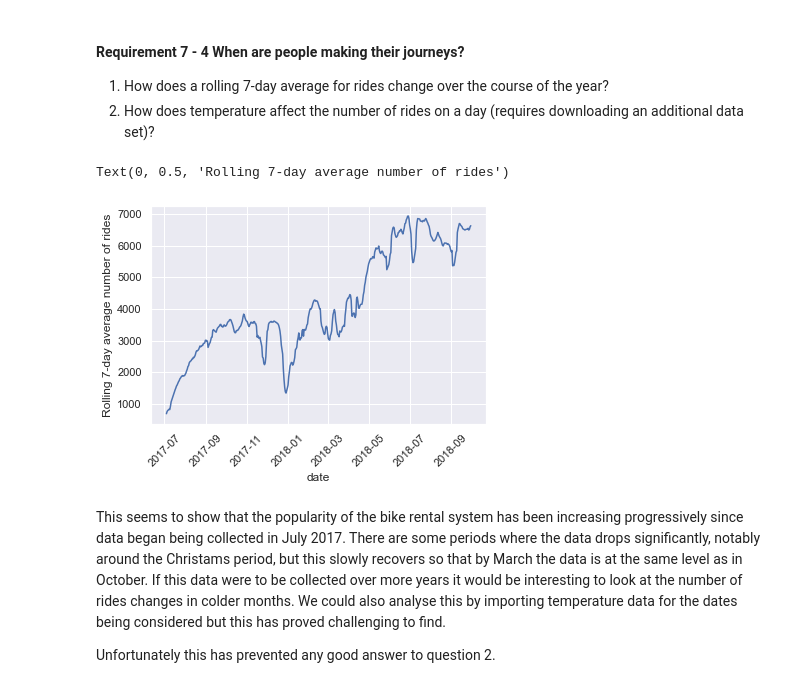
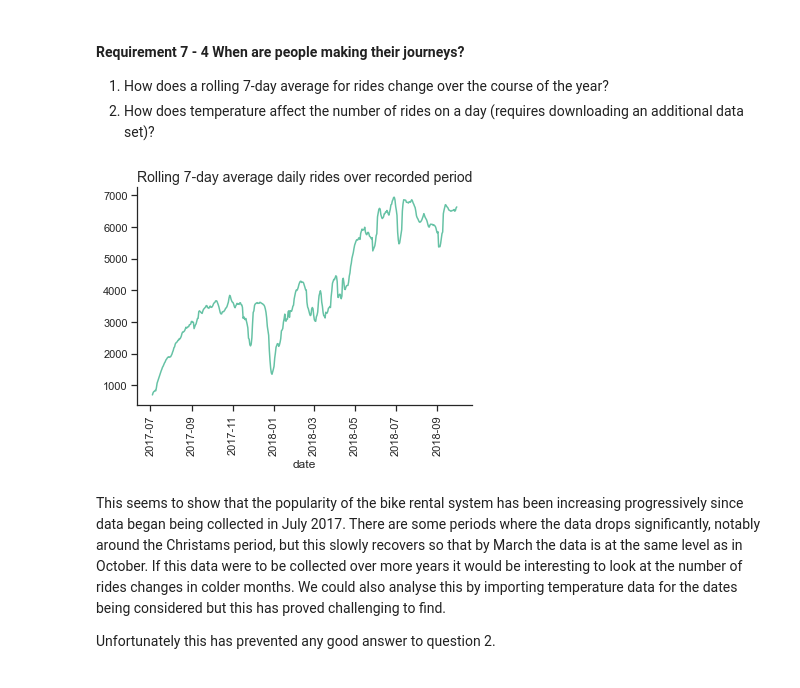
Before and after one commit to FredrickMMartin/Data_exploration_with_Python, a Jupyter notebook: Project_3_Notebook_Requirements_5_6_7_clean_ver_2.ipynb, the cells around one changed output. Cells and saved outputs as stored; diff of their text form; code cells hidden in the pictures.

```diff
--- a/Project_3_Notebook_Requirements_5_6_7_clean_ver_2.ipynb
+++ b/Project_3_Notebook_Requirements_5_6_7_clean_ver_2.ipynb
@@ -8,7 +8,7 @@ import collections
 import datetime as dt
 import io
 
-sns.set(style = 'darkgrid')
+sns.set(style='ticks', palette='Set2')
 # %%
 # import cleaned df
 df = pd.read_csv('cleaner_df.csv')
@@ -72,8 +72,8 @@ def agegroup(age):
     if type(age) == float and pd.isna(age):
         return
     else:
-        lower_bound = 10 * (age // 10)
-        upper_bound = lower_bound + 10
+        lower_bound = int(10 * (age // 10))
+        upper_bound = int(lower_bound + 9)
         group = "{} - {}".format(lower_bound, upper_bound)
         return group
 
@@ -328,7 +340,8 @@ This shows us that 55% of customer rides fit the definition of slightly extended
 It would also be interesting to look at this with respect to starting time of rides and day of the week.
 To do this we will add columns to the df telling us whethter the ride took place on a weekday and whether the ride took place during rush hours (7 - 10 am, 16 - 19 pm).
 # %%
-df['weekday'] = df['start_time'].dt.weekday
+df['weekday'] = df['start_time'].apply(lambda x: x.strftime("%A"))
+df['weekday'] = df['weekday'].astype('category')
 
 def rush_hour_time(x):
     """
@@ -336,5 +349,5 @@ def rush_hour_time(x):
     """
     return (x.dt.hour).between(7, 10) | (x.dt.hour).between(16, 19)
 
-df['rush_hour'] = df['weekday'].between(0,5) & rush_hour_time(df['start_time'])
+df['rush_hour'] = df['start_time'].dt.weekday.between(0,5) & rush_hour_time(df['start_time'])
 # %%
@@ -523,7 +540,7 @@ Moving onto the second question, we can look at the starting time of the routes
 We will separate this for weekdays and weekends as the usage has been shown to be significantly different within these different times.
 # %%
 df['start_hour'] = df['start_time'].dt.hour
-df['weekend'] = ~df['weekday'].between(0,5)
+df['weekend'] = ~df['start_time'].dt.weekday.between(0,5)
 df['time_in_day'] = df['start_time'].dt.hour + df['start_time'].dt.minute / 60.0
 # %% [markdown]
 We can then look at how the number of rides that start in each hour change between customers and subscribers and whether or not the day is on a weekend.
@@ -629,11 +680,13 @@ df['date'] = df['start_time'].dt.date
 rides_by_day = df.groupby('date').size()
 # %%
 rides_by_day.rolling(window = 7).mean().plot()
-plt.xticks(rotation = 45)
-plt.ylabel('Rolling 7-day average number of rides')
+plt.xticks(rotation = 90)
+plt.ylabel('')
+plt.title('Rolling 7-day average daily rides over recorded period', {'fontsize' : 14})
+
+sns.despine()
 # %% [output]
-Text(0, 0.5, 'Rolling 7-day average number of rides')
-[figure, old version]
+[figure, new version]
 # %% [markdown]
 This seems to show that the popularity of the bike rental system has been increasing progressively since data began being collected in July 2017. There are some periods where the data drops significantly, notably around the Christams period, but this slowly recovers so that by March the data is at the same level as in October.
 If this data were to be collected over more years it would be interesting to look at the number of rides changes in colder months.
```
Also changed, not shown: parts of 57 cells of this notebook, 27 other files.
